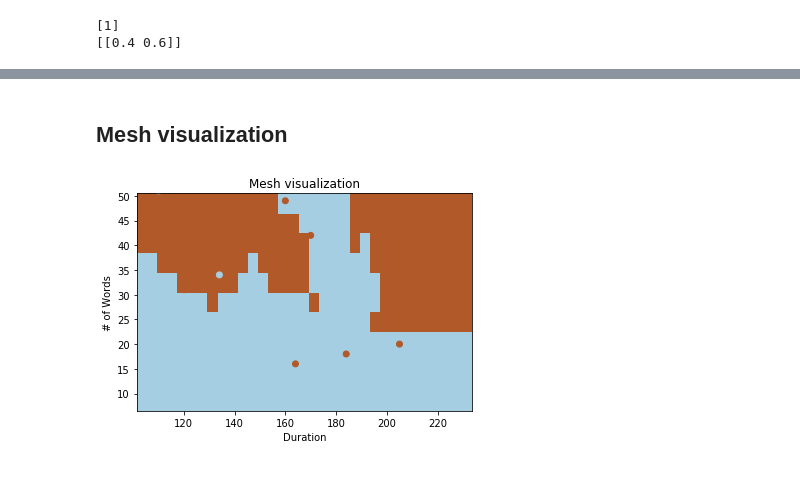
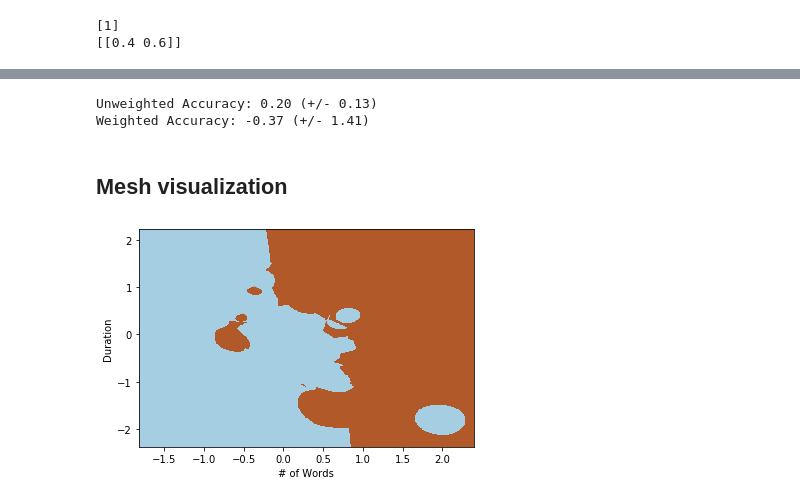
Before and after one commit to ssmcnatt/assignments, a Jupyter notebook: knn_classifiers.ipynb, the cells around one changed output, grey strips where cells are left out. Saved outputs shown, nothing was run; the diff lists cells and outputs as text; code cells hidden in the pictures.

```diff
--- a/knn_classifiers.ipynb
+++ b/knn_classifiers.ipynb
@@ -49,23 +54,21 @@ plt.show()
 # %%
-from sklearn.neighbors import KNeighborsClassifier
-neighbors = KNeighborsClassifier(n_neighbors=1)
 X = music[['duration', 'num_words']]
 Y = music['metal']
-neighbors.fit(X,Y)
+knn.fit(X,Y)
 
 ## Predict for a song with 24 loudness that's 190 seconds long.
-neighbors.predict([[24, 190]])
+knn.predict([[24, 190]])
 # %% [output]
 array([0], dtype=int64)
 # %%
-neighbors = KNeighborsClassifier(n_neighbors=5)
+knn = neighbors.KNeighborsClassifier(n_neighbors=5)
 X = music[['duration', 'num_words']]
 Y = music['metal']
-neighbors.fit(X,Y)
+knn.fit(X,Y)
 
 ## Predict for a 24 loudness, 190 seconds long song.
-print(neighbors.predict([[24, 190]]))
-print(neighbors.predict_proba([[24, 190]]))
+print(knn.predict([[24, 190]]))
+print(knn.predict_proba([[24, 190]]))
 # %% [output]
 [1]
 [[0.4 0.6]]
@@ -72,39 +100,58 @@ print(neighbors.predict_proba([[24, 190]]))
+# %%
+score = cross_val_score(knn, X, Y, cv=5)
+print("Unweighted Accuracy: %0.2f (+/- %0.2f)" % (score.mean(), score.std() * 2))
+score_w = cross_val_score(knn_w, X, Y, cv=5)
+print("Weighted Accuracy: %0.2f (+/- %0.2f)" % (score_w.mean(), score_w.std() * 2))
+# %% [output]
+Unweighted Accuracy: 0.20 (+/- 0.13)
+Weighted Accuracy: -0.37 (+/- 1.41)
 # %% [markdown]
 ## Mesh visualization
 # %%
-# Our data. Converting from data frames to arrays for the mesh.
+knn = neighbors.KNeighborsClassifier(n_neighbors=5, weights='distance')
+
+# Our input data frame will be the z-scores this time instead of raw data.
+X = pd.DataFrame({
+    'num_words': stats.zscore(music['num_words']),
+    'duration': stats.zscore(music['duration'])
+})
+
+# Fit our model.
+Y = music['metal']
+knn.fit(X, Y)
+
+# Arrays, not data frames, for the mesh.
 X = np.array(X)
 Y = np.array(Y)
 
 # Mesh size.
-h = 4.0
+h = .01
 
 # Plot the decision boundary. We assign a color to each point in the mesh.
-x_min = X[:, 0].min() - .5
-x_max = X[:, 0].max() + .5
-y_min = X[:, 1].min() - .5
-y_max = X[:, 1].max() + .5
+x_min = X[:,0].min() - .5
+x_max = X[:,0].max() + .5
+y_min = X[:,1].min() - .5
+y_max = X[:,1].max() + .5
 xx, yy = np.meshgrid(
     np.arange(x_min, x_max, h),
     np.arange(y_min, y_max, h)
 )
-Z = neighbors.predict(np.c_[xx.ravel(), yy.ravel()])
+Z = knn.predict(np.c_[xx.ravel(), yy.ravel()])
 
-# Put the result into a color plot.
+# Put the result into a color plot
 Z = Z.reshape(xx.shape)
 plt.figure(1, figsize=(6, 4))
 plt.set_cmap(plt.cm.Paired)
 plt.pcolormesh(xx, yy, Z)
 
 # Add the training points to the plot.
 plt.scatter(X[:, 0], X[:, 1], c=Y)
-plt.xlabel('Duration')
-plt.ylabel('# of Words')
-plt.title('Mesh visualization')
+plt.xlabel('# of Words')
+plt.ylabel('Duration')
 
 plt.xlim(xx.min(), xx.max())
 plt.ylim(yy.min(), yy.max())
 
 plt.show()
 # %% [output]
-[figure, old version]
+[figure, new version]
```
Also changed, not shown: parts of 4 cells of this notebook.
